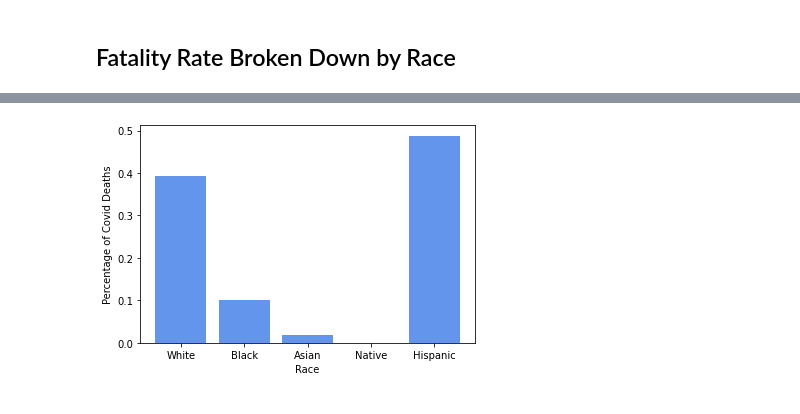
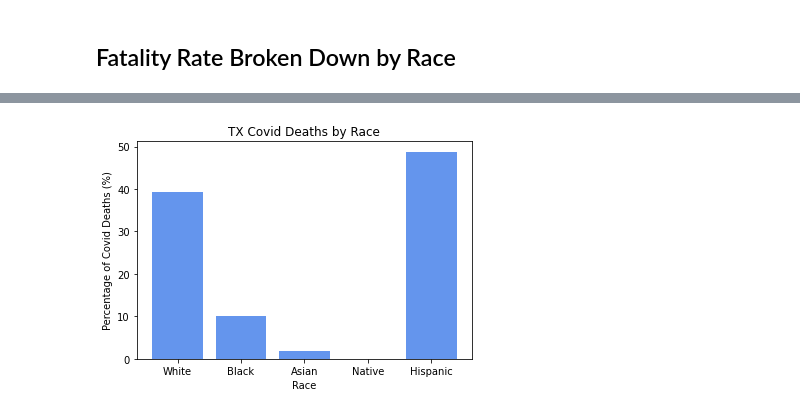
Before and after one commit to Mvhaynes/Project1-covid-analysis, a Jupyter notebook: Covid Analysis.ipynb, the cells around one changed output, grey strips where cells are left out. Drawn from its saved outputs; the diff is of its cells as text; code cells hidden in the pictures.

```diff
--- a/Covid Analysis.ipynb
+++ b/Covid Analysis.ipynb
@@ -415,32 +361,39 @@ num_deaths_race
 # %%
 # Bar chart of deaths by race (compare to bar chart of TX race distribution) and run test
 
 # Combined percentage of deaths
 est_total = total_white + total_black + total_asian + total_native + total_hispanic
-total_pc_white = total_white / est_total
-total_pc_black = total_black / est_total
-total_pc_asian = total_asian / est_total
-total_pc_native = total_native / est_total
-total_pc_hispanic = total_hispanic / est_total
+total_pc_white = total_white / est_total * 100
+total_pc_black = total_black / est_total * 100
+total_pc_asian = total_asian / est_total * 100
+total_pc_native = total_native / est_total * 100
+total_pc_hispanic = total_hispanic / est_total * 100
 
 # Get bar chart heights
 x_bar = [total_pc_white, total_pc_black, total_pc_asian, total_pc_native, total_pc_hispanic]
 #x_popn = # Normal popn - make a grouped bar chart to compare.
 
 # X ticks
 x_labels = ['White', 'Black', 'Asian', 'Native', 'Hispanic']
 x_axis = arange(len(x_labels))
 
 # Bar chart
 fig, ax = plt.subplots()
 plt.xticks(x_axis, x_labels)
-plt.bar(x_axis, x_bar, color='cornflowerblue')
-plt.ylabel('Percentage of Covid Deaths')
+
+# Add heights
+deaths_by_race = ax.bar(x_axis, x_bar, color='cornflowerblue')
+#tx_race_demographics = ax.bar(x_axis, x_popn, color='gold')
+
+# Add labels and title
+plt.ylabel('Percentage of Covid Deaths (%)')
 plt.xlabel('Race')
+plt.title('TX Covid Deaths by Race')
 
-# Add percentages
+# Add percentages (I don't know how)
+
 
 
 plt.show()
 # %% [output]
-[figure, old version]
+[figure, new version]
```
Also changed, not shown: parts of 6 cells of this notebook.
